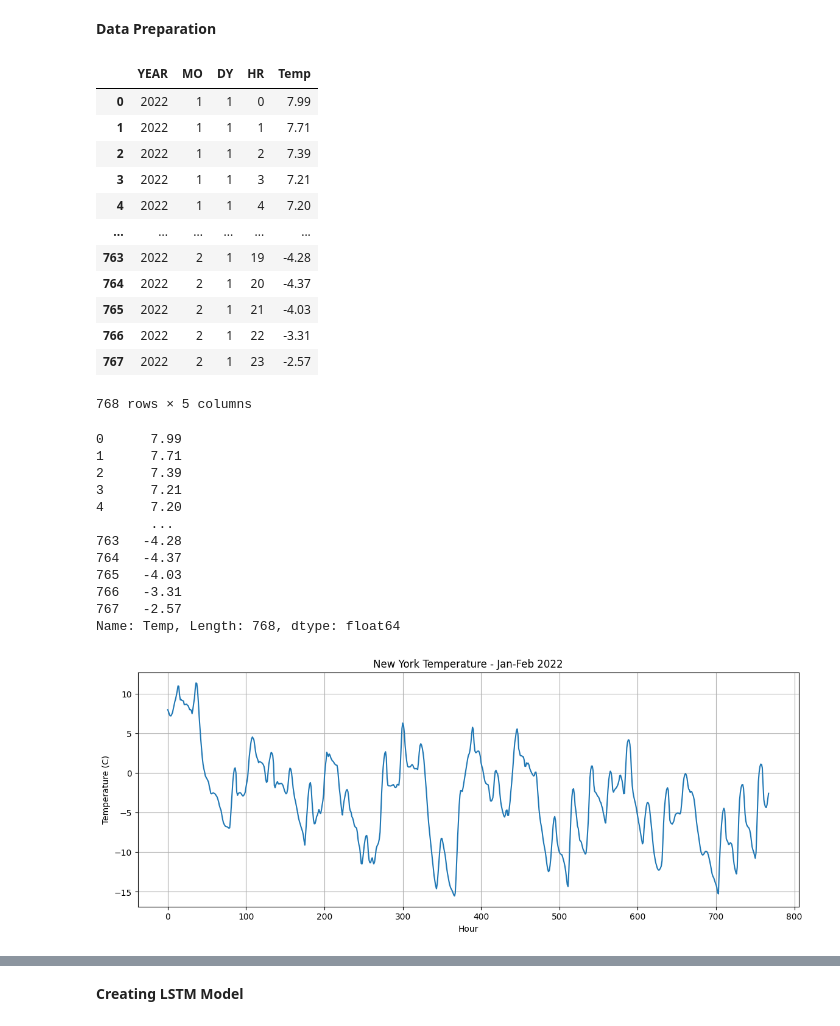
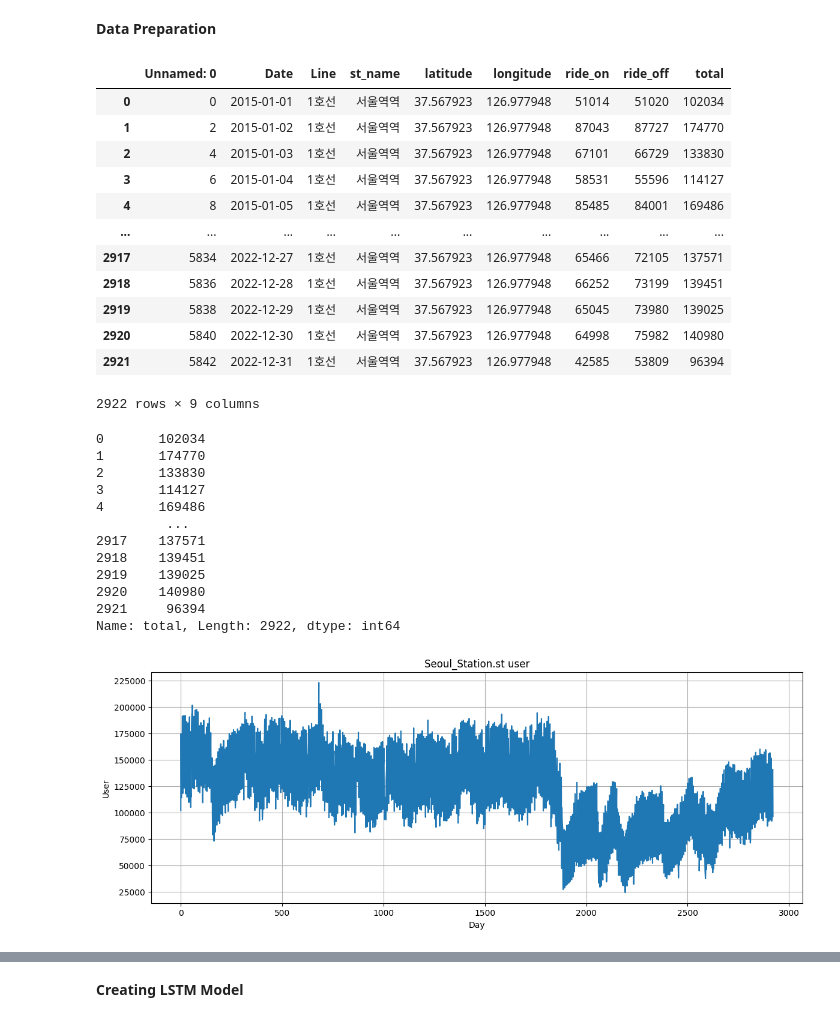
Before and after one commit to DKL1231/sbw_predict, a Jupyter notebook: myLSTM.ipynb, the cells around one changed output, grey strips where cells are left out. Drawn from its saved outputs; the diff is of its cells as text; code cells hidden in the pictures.

```diff
--- a/myLSTM.ipynb
+++ b/myLSTM.ipynb
@@ -12,46 +12,46 @@ from sklearn.preprocessing import MinMaxScaler
 # %%
 fpath = './paper2023/'
 fname = 'seoul_st.xlsx'
-df = pd.read_excel('3.1 Temp_Data1.csv')
+df = pd.read_excel(fpath+fname)
 df
 # %% [output]
-|  | YEAR | MO | DY | HR | Temp |
-| 0 | 2022 | 1 | 1 | 0 | 7.99 |
-| 1 | 2022 | 1 | 1 | 1 | 7.71 |
-| 2 | 2022 | 1 | 1 | 2 | 7.39 |
-| 3 | 2022 | 1 | 1 | 3 | 7.21 |
-| 4 | 2022 | 1 | 1 | 4 | 7.20 |
-| ... | ... | ... | ... | ... | ... |
-| 763 | 2022 | 2 | 1 | 19 | -4.28 |
-| 764 | 2022 | 2 | 1 | 20 | -4.37 |
-| 765 | 2022 | 2 | 1 | 21 | -4.03 |
-| 766 | 2022 | 2 | 1 | 22 | -3.31 |
-| 767 | 2022 | 2 | 1 | 23 | -2.57 |
+|  | Unnamed: 0 | Date | Line | st_name | latitude | longitude | ride_on | ride_off | total |
+| 0 | 0 | 2015-01-01 | 1호선 | 서울역역 | 37.567923 | 126.977948 | 51014 | 51020 | 102034 |
+| 1 | 2 | 2015-01-02 | 1호선 | 서울역역 | 37.567923 | 126.977948 | 87043 | 87727 | 174770 |
+| 2 | 4 | 2015-01-03 | 1호선 | 서울역역 | 37.567923 | 126.977948 | 67101 | 66729 | 133830 |
+| 3 | 6 | 2015-01-04 | 1호선 | 서울역역 | 37.567923 | 126.977948 | 58531 | 55596 | 114127 |
+| 4 | 8 | 2015-01-05 | 1호선 | 서울역역 | 37.567923 | 126.977948 | 85485 | 84001 | 169486 |
+| ... | ... | ... | ... | ... | ... | ... | ... | ... | ... |
+| 2917 | 5834 | 2022-12-27 | 1호선 | 서울역역 | 37.567923 | 126.977948 | 65466 | 72105 | 137571 |
+| 2918 | 5836 | 2022-12-28 | 1호선 | 서울역역 | 37.567923 | 126.977948 | 66252 | 73199 | 139451 |
+| 2919 | 5838 | 2022-12-29 | 1호선 | 서울역역 | 37.567923 | 126.977948 | 65045 | 73980 | 139025 |
+| 2920 | 5840 | 2022-12-30 | 1호선 | 서울역역 | 37.567923 | 126.977948 | 64998 | 75982 | 140980 |
+| 2921 | 5842 | 2022-12-31 | 1호선 | 서울역역 | 37.567923 | 126.977948 | 42585 | 53809 | 96394 |
-768 rows × 5 columns
+2922 rows × 9 columns
 # %%
 df = df.iloc[:,-1]
 df
 # %% [output]
-0      7.99
-1      7.71
-2      7.39
-3      7.21
-4      7.20
-       ...
-763   -4.28
-764   -4.37
-765   -4.03
-766   -3.31
-767   -2.57
-Name: Temp, Length: 768, dtype: float64
+0       102034
+1       174770
+2       133830
+3       114127
+4       169486
+         ...
+2917    137571
+2918    139451
+2919    139025
+2920    140980
+2921     96394
+Name: total, Length: 2922, dtype: int64
 # %%
 plt.figure(figsize=(14,5))
 plt.plot(df)
-plt.title('New York Temperature - Jan-Feb 2022')
+plt.title('Seoul_Station.st user')
 plt.grid(True)
-plt.xlabel('Hour')
-plt.ylabel('Temperature (C)')
+plt.xlabel('Day')
+plt.ylabel('User')
 plt.show()
 # %% [output]
-[figure, old version]
+[figure, new version]
 # %%
```
Also changed, not shown: parts of 14 cells of this notebook.
